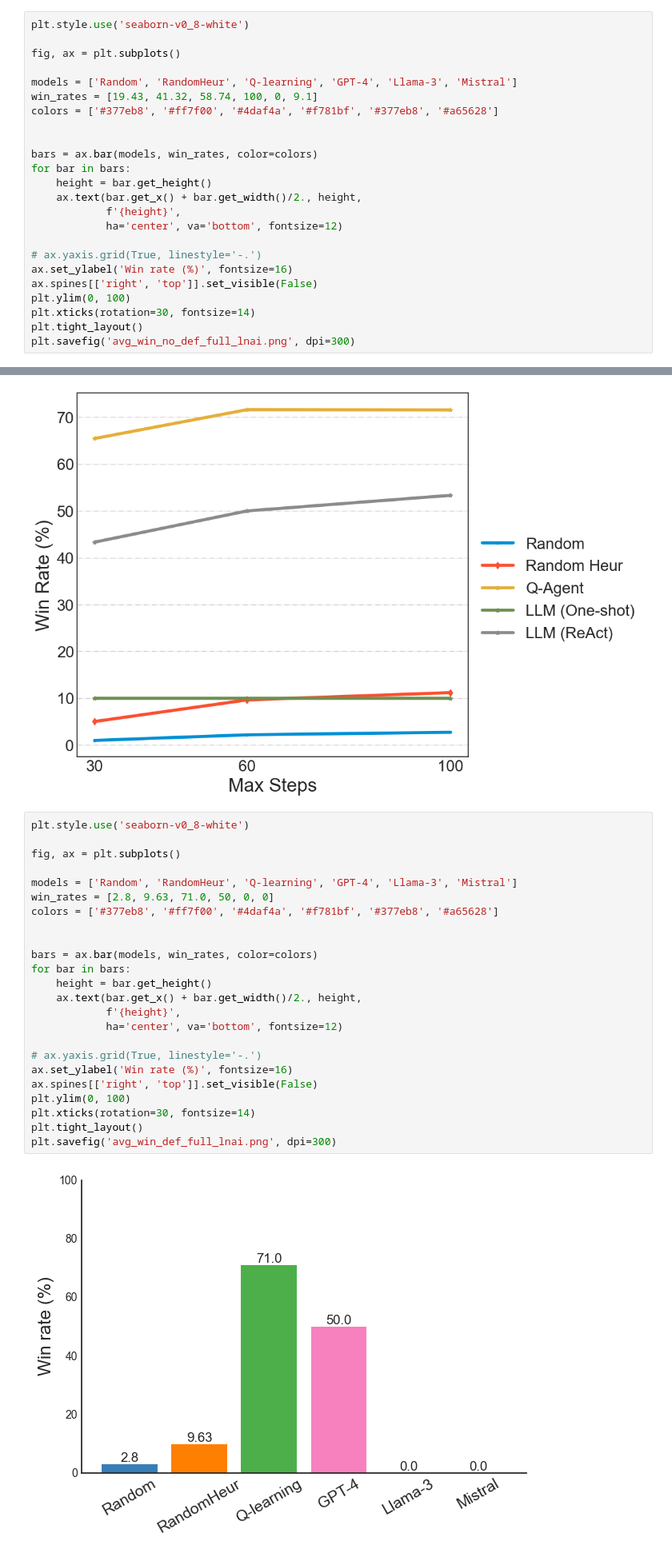
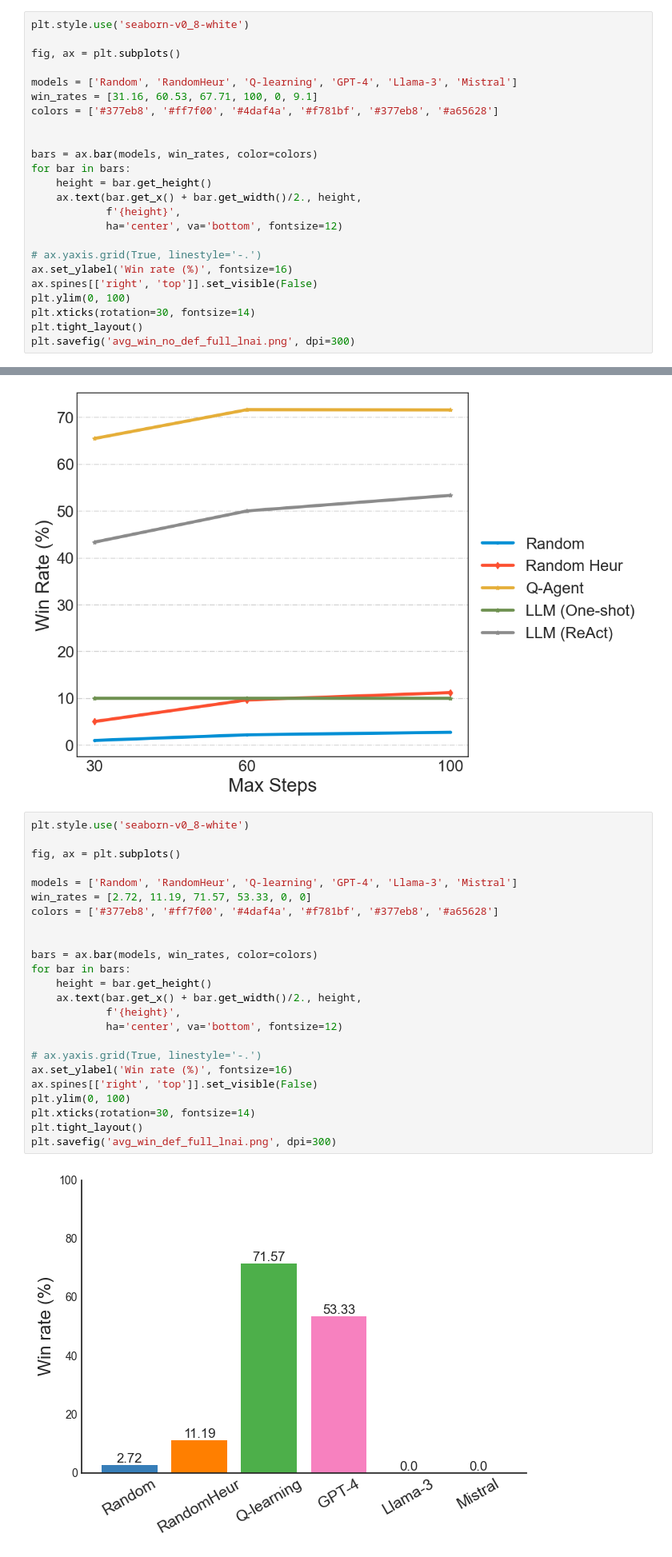
Before and after one commit to stratosphereips/NetSecGame, a Jupyter notebook: notebooks/paper_return_win_rate_full.ipynb, the cells around one changed output, grey strips where cells are left out. Shown: that part at 80% size. Cells and saved outputs as stored; diff of their text form.

```diff
--- a/notebooks/paper_return_win_rate_full.ipynb
+++ b/notebooks/paper_return_win_rate_full.ipynb
@@ -127,7 +127,7 @@ plt.style.use('seaborn-v0_8-white')
 fig, ax = plt.subplots()
 
 models = ['Random', 'RandomHeur', 'Q-learning', 'GPT-4', 'Llama-3', 'Mistral']
-win_rates = [19.43, 41.32, 58.74, 100, 0, 9.1]
+win_rates = [31.16, 60.53, 67.71, 100, 0, 9.1]
 colors = ['#377eb8', '#ff7f00', '#4daf4a', '#f781bf', '#377eb8', '#a65628']
 
 
@@ -266,26 +266,26 @@ ax.yaxis.grid(True, linestyle='-.')
 # %%
 plt.style.use('seaborn-v0_8-white')
 
 fig, ax = plt.subplots()
 
 models = ['Random', 'RandomHeur', 'Q-learning', 'GPT-4', 'Llama-3', 'Mistral']
-win_rates = [2.8, 9.63, 71.0, 50, 0, 0]
+win_rates = [2.72, 11.19, 71.57, 53.33, 0, 0]
 colors = ['#377eb8', '#ff7f00', '#4daf4a', '#f781bf', '#377eb8', '#a65628']
 
 
 bars = ax.bar(models, win_rates, color=colors)
 for bar in bars:
     height = bar.get_height()
     ax.text(bar.get_x() + bar.get_width()/2., height,
             f'{height}',
             ha='center', va='bottom', fontsize=12)
 
 # ax.yaxis.grid(True, linestyle='-.')
 ax.set_ylabel('Win rate (%)', fontsize=16)
 ax.spines[['right', 'top']].set_visible(False)
 plt.ylim(0, 100)
 plt.xticks(rotation=30, fontsize=14)
 plt.tight_layout()
 plt.savefig('avg_win_def_full_lnai.png', dpi=300)
 # %% [output]
-[figure, old version]
+[figure, new version]
```
Also changed, not shown: parts of 1 cell of this notebook, 1 other file.
